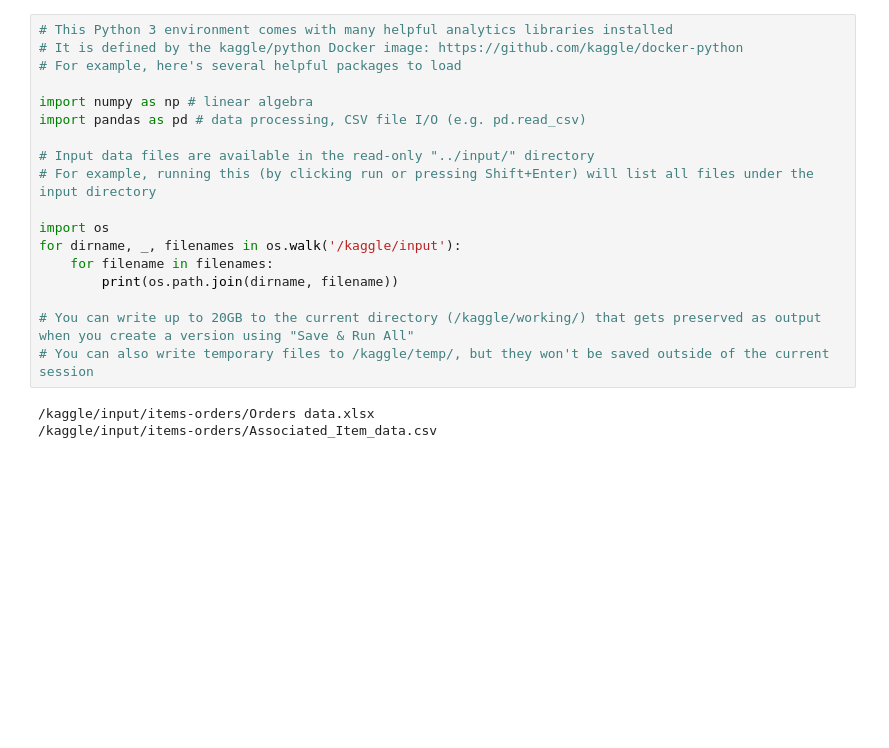
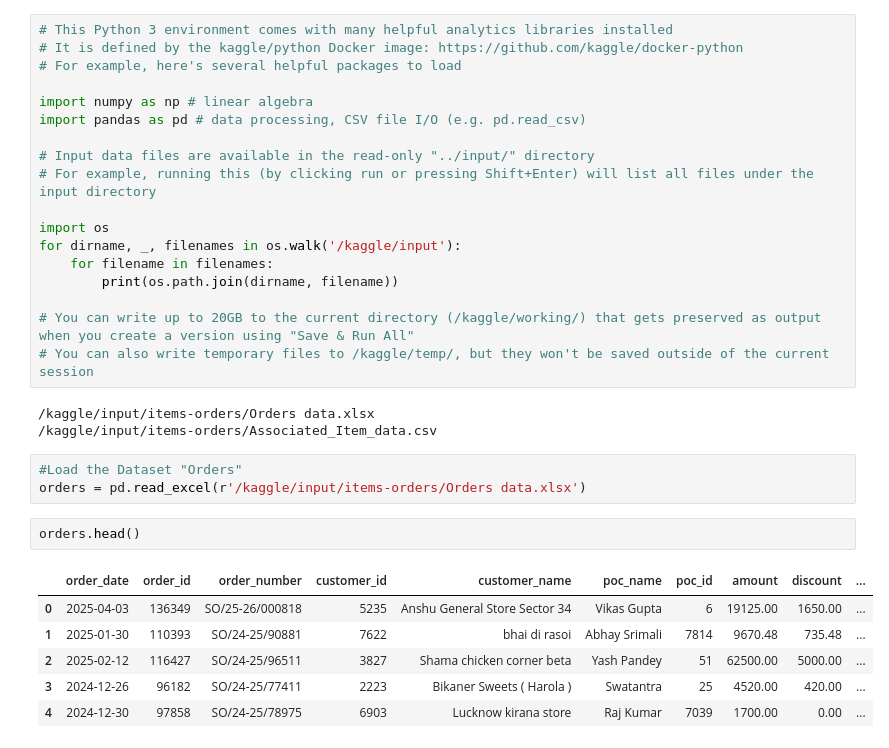
Before and after one commit to RujhaanTaneja/UnORG-SC-DS-MID-PREP_TEAM_HYPERION_Submission, a Jupyter notebook: Krish'sCodeFiles/Model.ipynb, the cells around one changed output. Saved outputs shown, nothing was run; the diff lists cells and outputs as text; blank space fills up the shorter version.

```diff
--- a/Krish'sCodeFiles/Model.ipynb
+++ b/Krish'sCodeFiles/Model.ipynb
@@ -19,3 +19,15 @@ for dirname, _, filenames in os.walk('/kaggle/input'):
 # %% [output]
 /kaggle/input/items-orders/Orders data.xlsx
 /kaggle/input/items-orders/Associated_Item_data.csv
+# %%
+#Load the Dataset "Orders"
+orders = pd.read_excel(r'/kaggle/input/items-orders/Orders data.xlsx')
+# %%
+orders.head()
+# %% [output]
+|  | order_date | order_id | order_number | customer_id | customer_name | poc_name | poc_id | amount | discount | ... |
+| 0 | 2025-04-03 | 136349 | SO/25-26/000818 | 5235 | Anshu General Store Sector 34 | Vikas Gupta | 6 | 19125.00 | 1650.00 | ... |
+| 1 | 2025-01-30 | 110393 | SO/24-25/90881 | 7622 | bhai di rasoi | Abhay Srimali | 7814 | 9670.48 | 735.48 | ... |
+| 2 | 2025-02-12 | 116427 | SO/24-25/96511 | 3827 | Shama chicken corner beta | Yash Pandey | 51 | 62500.00 | 5000.00 | ... |
+| 3 | 2024-12-26 | 96182 | SO/24-25/77411 | 2223 | Bikaner Sweets ( Harola ) | Swatantra | 25 | 4520.00 | 420.00 | ... |
+| 4 | 2024-12-30 | 97858 | SO/24-25/78975 | 6903 | Lucknow kirana store | Raj Kumar | 7039 | 1700.00 | 0.00 | ... |
```
Also changed, not shown: parts of 25 cells of this notebook.
